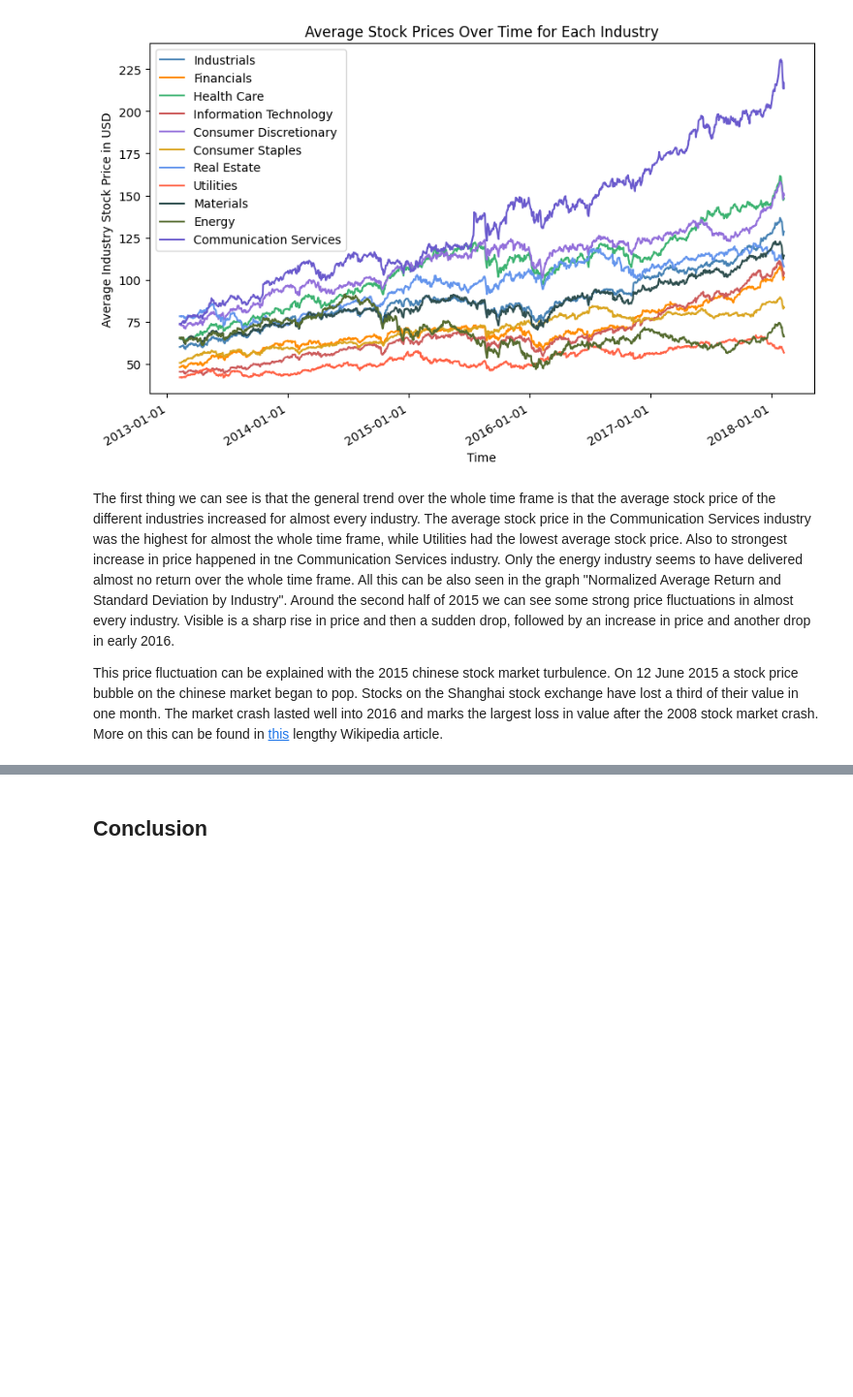
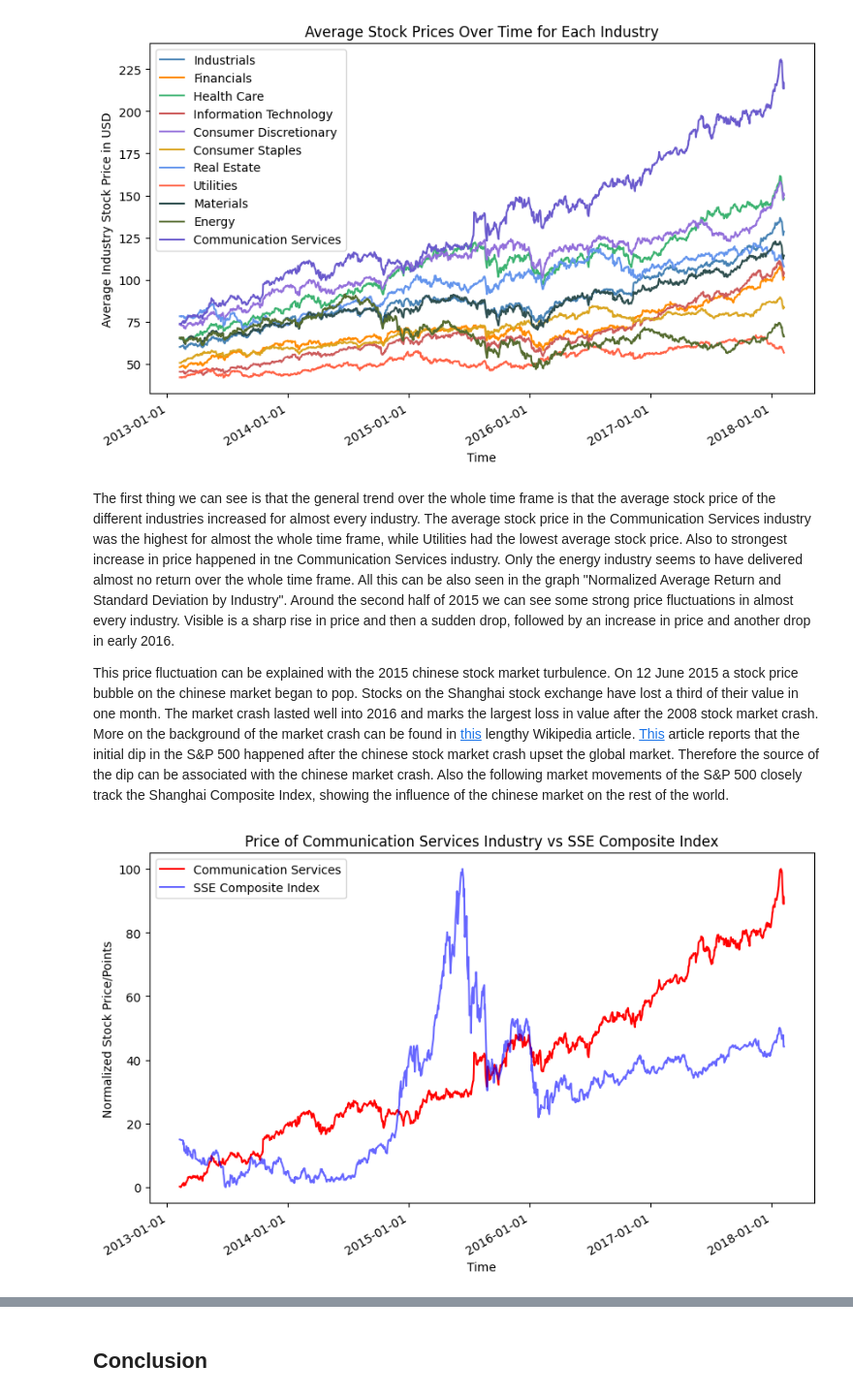
Before and after one commit to radtklau/stock_market, a Jupyter notebook: stock_market.ipynb, the cells around one changed output, grey strips where cells are left out. Shown at 97% size. Drawn from its saved outputs; the diff is of its cells as text; code cells hidden in the pictures; blank space fills up the shorter version.

Commit message:
added new chart to sub-question 2

```diff
--- a/stock_market.ipynb
+++ b/stock_market.ipynb
@@ -499,4 +540,50 @@ plt.show()
 # %% [markdown]
 The first thing we can see is that the general trend over the whole time frame is that the average stock price of the different industries increased for almost every industry. The average stock price in the Communication Services industry was the highest for almost the whole time frame, while Utilities had the lowest average stock price. Also to strongest increase in price happened in tne Communication Services industry. Only the energy industry seems to have delivered almost no return over the whole time frame. All this can be also seen in the graph "Normalized Average Return and Standard Deviation by Industry". Around the second half of 2015 we can see some strong price fluctuations in almost every industry. Visible is a sharp rise in price and then a sudden drop, followed by an increase in price and another drop in early 2016.
 
-This price fluctuation can be explained with the 2015 chinese stock market turbulence. On 12 June 2015 a stock price bubble on the chinese market began to pop. Stocks on the Shanghai stock exchange have lost a third of their value in one month. The market crash lasted well into 2016 and marks the largest loss in value after the 2008 stock market crash. More on this can be found in [this](https://en.wikipedia.org/wiki/2015%E2%80%932016_Chinese_stock_market_turbulence) lengthy Wikipedia article.
+This price fluctuation can be explained with the 2015 chinese stock market turbulence. On 12 June 2015 a stock price bubble on the chinese market began to pop. Stocks on the Shanghai stock exchange have lost a third of their value in one month. The market crash lasted well into 2016 and marks the largest loss in value after the 2008 stock market crash. More on the background of the market crash can be found in [this](https://en.wikipedia.org/wiki/2015%E2%80%932016_Chinese_stock_market_turbulence) lengthy Wikipedia article. [This](https://www.cnbc.com/2016/01/01/how-the-sp-500-experts-got-it-wrong-in-2015.html) article reports that the initial dip in the S&P 500 happened after the chinese stock market crash upset the global market. Therefore the source of the dip can be associated with the chinese market crash. Also the following market movements of the S&P 500 closely track the Shanghai Composite Index, showing the influence of the chinese market on the rest of the world.
+# %%
+def min_max_normalize(arr, new_min, new_max):
+    return ((arr - np.min(arr)) / (np.max(arr) - np.min(arr))) * (
+        new_max - new_min
+    ) + new_min
+# %%
+sci_hist_data_path = "data\historical_stock_data\SCI.csv"
+
+# Plot stock prices for each company
+plt.figure(figsize=(10, 6))
+
+sci_hist_data = pd.read_csv(sci_hist_data_path)
+sci_hist_data["Date"] = pd.to_datetime(sci_hist_data["Date"])
+full_date_range = pd.date_range(
+    sci_hist_data["Date"].min(), sci_hist_data["Date"].max(), freq="D"
+)
+
+# Reindex the DataFrame to include all dates in the range
+sci_hist_data = sci_hist_data.set_index("Date").reindex(full_date_range).reset_index()
+
+# Fill missing values with the mean of the surrounding values
+sci_hist_data["Close"] = sci_hist_data["Close"].interpolate().round(4)
+closing_price_sci = sci_hist_data["Close"].values
+
+normalized_cp_sci = min_max_normalize(closing_price_sci, 0, 100)
+
+industry = "Communication Services"
+CS_closing_prices = avg_closing_price_industry[10]
+normalized_CS_cp = min_max_normalize(CS_closing_prices, 0, 100)
+
+plt.plot(dates, normalized_CS_cp, label=industry, color="red")
+plt.plot(dates, normalized_cp_sci, label="SSE Composite Index", color="blue", alpha=0.6)
+
+# Format x-axis as dates
+plt.gca().xaxis.set_major_locator(mdates.YearLocator())
+plt.gca().xaxis.set_major_formatter(mdates.DateFormatter("%Y-%m-%d"))
+plt.gcf().autofmt_xdate()  # Auto-format date labels for better readability
+
+
+plt.title("Price of Communication Services Industry vs SSE Composite Index")
+plt.xlabel("Time")
+plt.ylabel("Normalized Stock Price/Points")
+plt.legend()
+plt.show()
+# %% [output]
+[figure, added]
```
Also changed, not shown: parts of 9 cells of this notebook.
